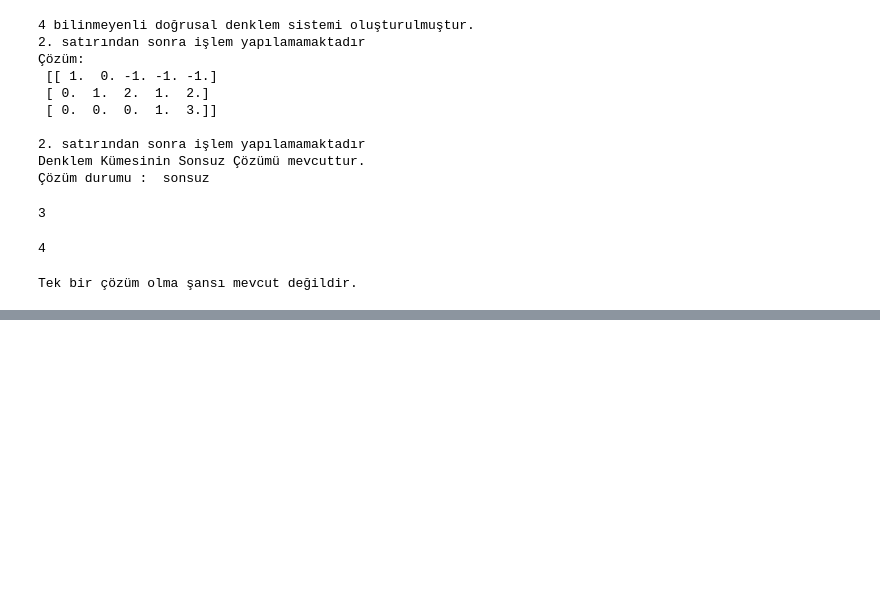
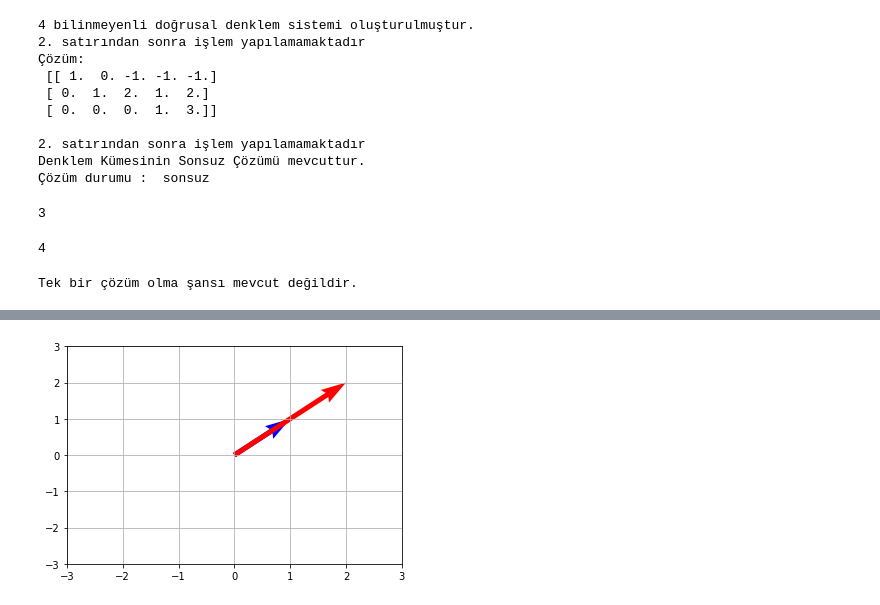
Before and after one commit to OptimizasyonCalismaGrubu/optimizasyon_notlari, a Jupyter notebook: Temel Lineer Cebir/Temel Lineer Cebir.ipynb, the cells around one changed output, grey strips where cells are left out. Drawn from its saved outputs; the diff is of its cells as text; code cells hidden in the pictures; blank space fills up the shorter version.

```diff
--- a/Temel Lineer Cebir/Temel Lineer Cebir.ipynb
+++ b/Temel Lineer Cebir/Temel Lineer Cebir.ipynb
@@ -1100,0 +1207,17 @@ Tek bir çözüm olma şansı mevcut değildir.
+# %%
+# Resim 7
+
+# A
+# Doğrusal Bağımlı
+# Kırmızı  : v2
+# Mavi : v1
+
+v1=[1,1]
+v2=[2,2]
+plt.quiver([0, 0],[0, 0],  [1, 2], [1, 2],color=['b','r'], angles='xy',width=0.015,scale_units='xy', scale=1)
+plt.xlim(-3,3)
+plt.ylim(-3, 3)
+plt.grid(b=True, which='major')
+plt.show()
+# %% [output]
+[figure, added]
```
Also changed, not shown: parts of 67 cells of this notebook.
